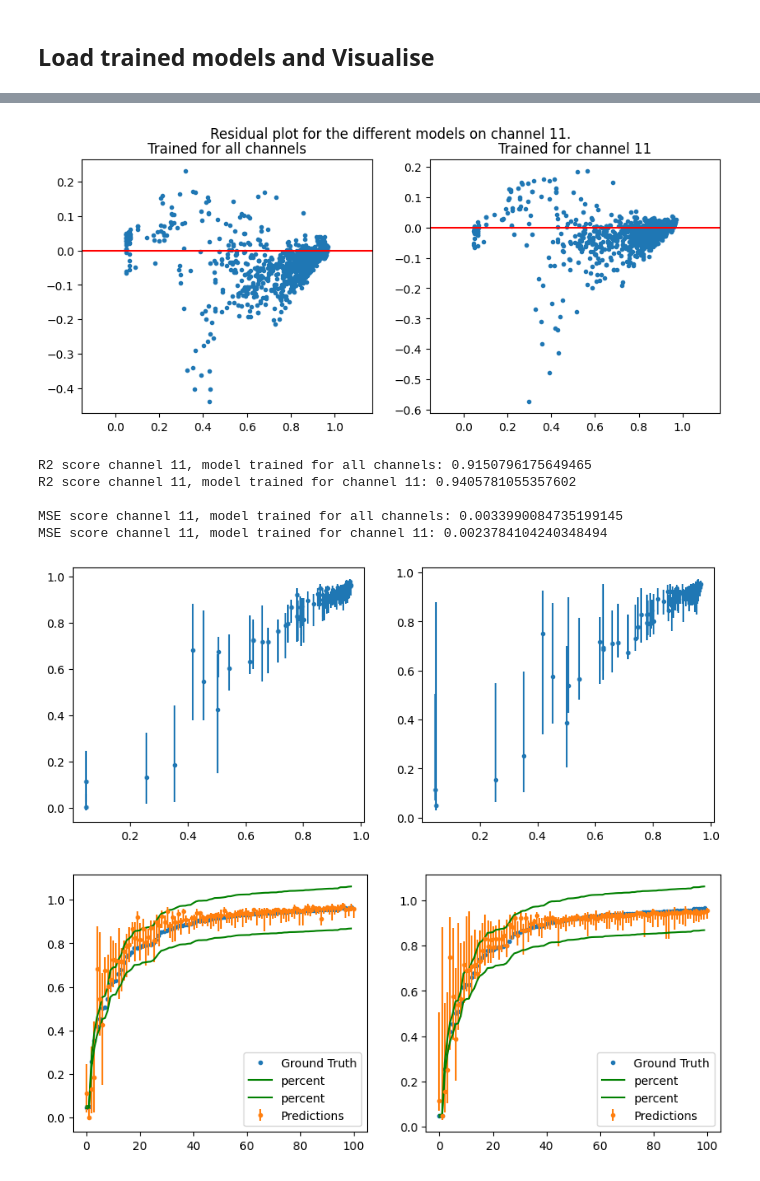
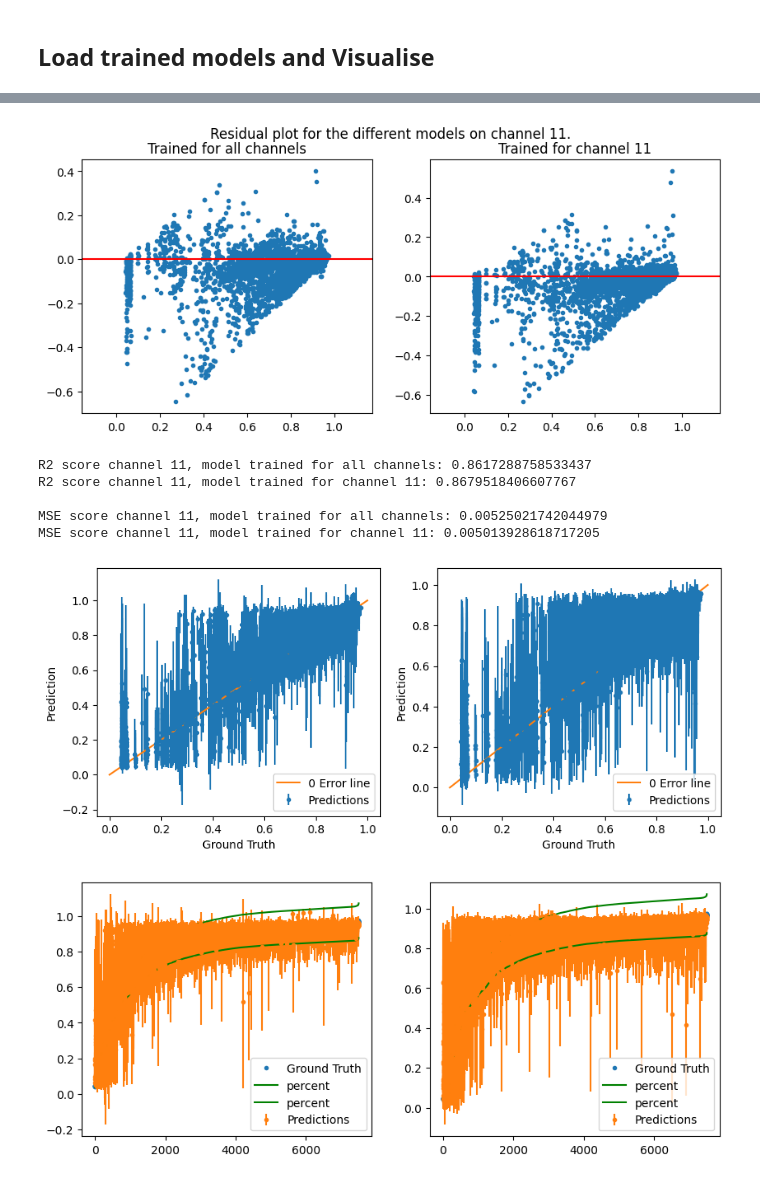
Before and after one commit to filipronn/SEEX30_Cloud_Fog, a Jupyter notebook: Cloud_rm/torch_qrnn_test_1_vs_all_channels.ipynb, the cells around one changed output, grey strips where cells are left out. Cells and saved outputs as stored; diff of their text form; code cells hidden in the pictures.

Commit message:
More plots

```diff
--- a/Cloud_rm/torch_qrnn_test_1_vs_all_channels.ipynb
+++ b/Cloud_rm/torch_qrnn_test_1_vs_all_channels.ipynb
@@ -205,6 +206,6 @@ ax[1].legend(['Training Loss','Validation Loss'])
 # %%
 cot_limit=True
-cot_limit_val=3.6
+cot_limit_val=100
 if cot_limit:
     df_test=df.iloc[X_test.index]
     X_test=df_test[df_test['COT']<cot_limit_val][X_labels]
@@ -257,7 +258,7 @@ ax[1].set_xlim((np.min(y_one)-0.2,np.max(y_one)+0.2))
 
 plt.show()
 # %% [output]
-[figure, old version]
+[figure, new version]
 # %%
 r2_all=r2_score(y_all,y_preds_all_11[:,1])
 r2_one=r2_score(y_one,y_preds_one[:,1])
@@ -270,13 +271,13 @@ print(" ")
 print("MSE score channel 11, model trained for all channels: "+str(mse_all))
 print("MSE score channel 11, model trained for channel 11: "+str(mse_one))
 # %% [output]
-R2 score channel 11, model trained for all channels: 0.9150796175649465
-R2 score channel 11, model trained for channel 11: 0.9405781055357602
+R2 score channel 11, model trained for all channels: 0.8617288758533437
+R2 score channel 11, model trained for channel 11: 0.8679518406607767
 
-MSE score channel 11, model trained for all channels: 0.0033990084735199145
-MSE score channel 11, model trained for channel 11: 0.0023784104240348494
+MSE score channel 11, model trained for all channels: 0.00525021742044979
+MSE score channel 11, model trained for channel 11: 0.005013928618717205
 # %%
-samples=100
+samples=len(X_test)
 
 #Get ground truth y, all model
 y_all_samps=y_all[0:samples]
@@ -287,35 +288,43 @@ y_all_samps_sort=y_all_samps[sort_ind]
 y_pred_all_samps=y_preds_all_11[0:samples,:]
 y_pred_all_samps_sort=y_pred_all_samps[sort_ind,:]
 
 #Get ground truth y, one model
 y_one_samps=y_one[0:samples]
 sort_ind_one=np.argsort(y_one_samps)
 y_one_samps_sort=y_one_samps[sort_ind_one]
 
 #Get y predictions, one model
 y_pred_one_samps=y_preds_one[0:samples,:]
 y_pred_one_samps_sort=y_pred_one_samps[sort_ind,:]
 
 
 #plt.plot(y_plot_sort,'.')
 fig,ax=plt.subplots(nrows=1,ncols=2)
 ax[0].errorbar(x=y_all_samps_sort
              ,y=y_pred_all_samps_sort[:,1],
              yerr=[np.abs(y_pred_all_samps_sort[:,1]-y_pred_all_samps_sort[:,0]),
                    np.abs(y_pred_all_samps_sort[:,1]-y_pred_all_samps_sort[:,2])],
                     marker='.',fmt='.')
 #plt.plot(cloudy_sort,'.')
+line=np.linspace(0,1,100)
+ax[0].plot(line,line)
+ax[0].legend(['0 Error line','Predictions'])
+ax[0].set_xlabel("Ground Truth")
+ax[0].set_ylabel("Prediction")
 
 ax[1].errorbar(x=y_one_samps_sort
              ,y=y_pred_one_samps_sort[:,1],
              yerr=[np.abs(y_pred_one_samps_sort[:,1]-y_pred_one_samps_sort[:,0]),
                    np.abs(y_pred_one_samps_sort[:,1]-y_pred_one_samps_sort[:,2])],
                     marker='.',fmt='.')
-#plt.plot(cloudy_sort,'.')
+ax[1].plot(line,line)
+ax[1].legend(['0 Error line','Predictions'])
+ax[1].set_xlabel("Ground Truth")
+ax[1].set_ylabel("Prediction")
 
 plt.show()
 # %% [output]
-[figure, old version]
+[figure, new version]
 # %%
 fig,ax =plt.subplots(nrows=1,ncols=2)
 
@@ -346,4 +355,4 @@ ax[1].legend()
 #plt.legend(['Ground truth','Cloudy signal','prediction'])
 plt.show()
 # %% [output]
-[figure, old version]
+[figure, new version]
```
Also changed, not shown: parts of 9 cells of this notebook.
